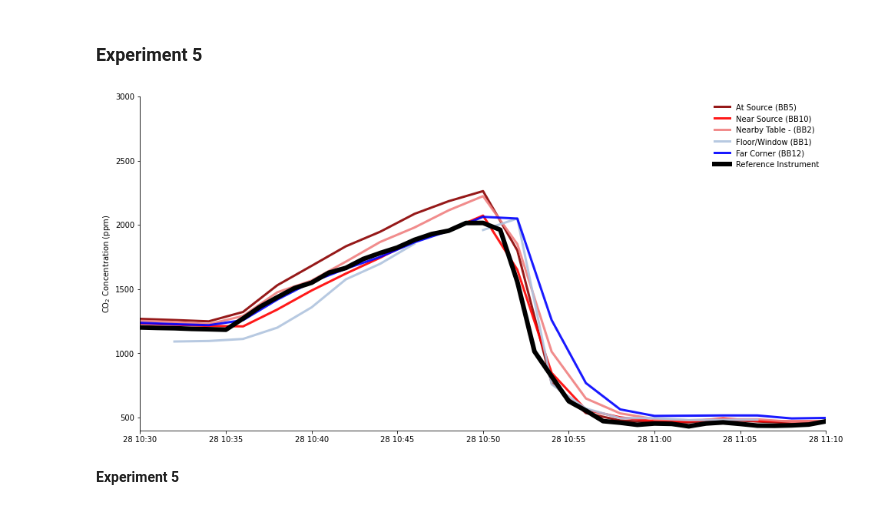
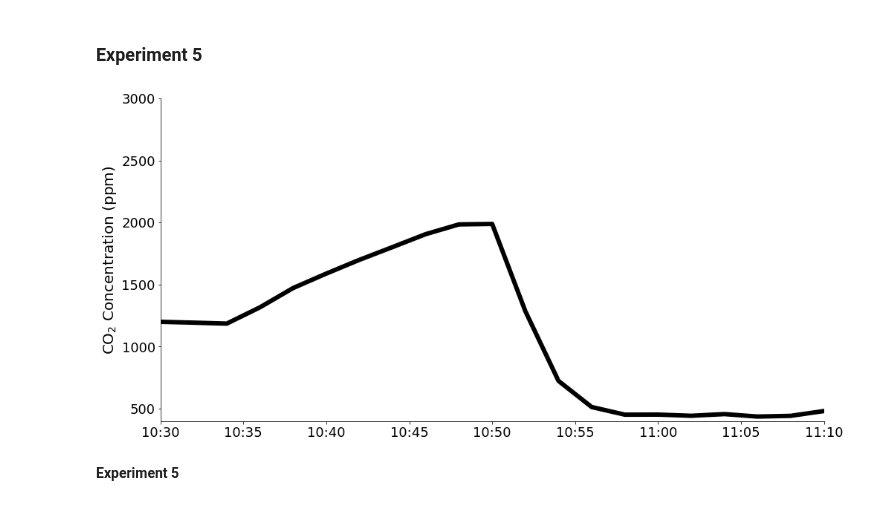
Before and after one commit to intelligent-environments-lab/utx000, a Jupyter notebook: notebooks/5.0.2-hef-beacon-co2_sensitivity.ipynb, the cells around one changed output. Cells and saved outputs as stored; diff of their text form; code cells hidden in the pictures.

```diff
--- a/notebooks/5.0.2-hef-beacon-co2_sensitivity.ipynb
+++ b/notebooks/5.0.2-hef-beacon-co2_sensitivity.ipynb
@@ -87,8 +96,9 @@ for loc in ["top","right"]:
 ax.set_ylim([400,600])
 ax.set_xlim([exp1_start,exp1_end])
 ax.set_ylabel("CO$_2$ Concentration (ppm)")
+ax.xaxis.set_major_formatter(mdates.DateFormatter('%H:%M'))
 
-ax.legend(ncol=2,frameon=False)
+#ax.legend(ncol=2,frameon=False)
 plt.show()
 plt.close()
 # %% [output]
@@ -219,7 +231,7 @@ locs = ["At Source (BB5)","Near Source (BB10)","Nearby Table - (BB2)","Floor/Win
 exp3_df = pd.DataFrame()
 for pair, loc, color in zip([[5,26],[10,36],[2,21],[1,6],[12,38]],locs,["darkred","red","lightcoral","lightsteelblue","blue"]):
     data_by_bb = exp3.data[exp3.data["beacon"].isin(pair)]
-    mean_bb = data_by_bb.groupby("timestamp").mean()
+    mean_bb = data_by_bb.groupby("timestamp").mean().interpolate()
     ax.plot(mean_bb.index,mean_bb["co2"],linewidth=3,color=color, label=loc)
     exp3_df = pd.concat([exp3_df,mean_bb["co2"]],axis=1)
 
@@ -234,6 +246,8 @@ ax.legend(frameon=False)
 for loc in ["top","right"]:
     ax.spines[loc].set_visible(False)
 
+ax.xaxis.set_major_formatter(mdates.DateFormatter('%H:%M'))
+
 plt.show()
 plt.close()
 # %% [output]
@@ -261,23 +275,25 @@ ref4 = ref4.resample("2T").mean()
 fig, ax = plt.subplots(figsize=(16,8))
 locs = ["At Source (BB5)","Near Source (BB10)","Nearby Table - (BB2)","Floor/Window (BB1)","Far Corner (BB12)"]
 exp4_df = pd.DataFrame()
-for pair, loc, color in zip([[5,26],[10,36],[2,21],[1,6],[12,38]],locs,["darkred","red","lightcoral","lightsteelblue","blue"]):
-    data_by_bb = exp4.data[exp4.data["beacon"].isin(pair)]
-    mean_bb = data_by_bb.groupby("timestamp").mean()
-    ax.plot(mean_bb.index,mean_bb["co2"],linewidth=3,color=color,alpha=0.8,label=loc)
-    exp4_df = pd.concat([exp4_df,mean_bb["co2"]],axis=1)
+#for pair, loc, color in zip([[5,26],[10,36],[2,21],[1,6],[12,38]],locs,["darkred","red","lightcoral","lightsteelblue","blue"]):
+#    data_by_bb = exp4.data[exp4.data["beacon"].isin(pair)]
+#    mean_bb = data_by_bb.groupby("timestamp").mean()
+#    ax.plot(mean_bb.index,mean_bb["co2"],linewidth=3,color=color,alpha=0.8,label=loc)
+#    exp4_df = pd.concat([exp4_df,mean_bb["co2"]],axis=1)
 
-exp4_df.columns = locs
+#exp4_df.columns = locs
 
 ax.plot(ref4.index,ref4["co2"],color="black",linewidth=6,label="Reference Instrument")
 ax.set_xlim([exp4.start_datetime,exp4.end_datetime])
 ax.set_ylim([400,3000])
 ax.set_ylabel("CO$_2$ Concentration (ppm)")
-ax.legend(frameon=False)
+#ax.legend(frameon=False)
 
 for loc in ["top","right"]:
     ax.spines[loc].set_visible(False)
 
+ax.xaxis.set_major_formatter(mdates.DateFormatter('%H:%M'))
+
 plt.show()
 plt.close()
 # %% [output]
@@ -305,28 +321,30 @@ ref5 = ref5.resample("2T").mean()
 # %%
 fig, ax = plt.subplots(figsize=(16,8))
 locs = ["At Source (BB5)","Near Source (BB10)","Nearby Table - (BB2)","Floor/Window (BB1)","Far Corner (BB12)"]
 exp5_df = pd.DataFrame()
-for pair, loc, color in zip([[5,26],[10,36],[2,21],[1,6],[12,38]],locs,["darkred","red","lightcoral","lightsteelblue","blue"]):
-    data_by_bb = exp5.data[exp5.data["beacon"].isin(pair)]
-    mean_bb = data_by_bb.groupby("timestamp").mean()
-    ax.plot(mean_bb.index,mean_bb["co2"],linewidth=3,color=color,alpha=0.9,label=loc)
-    exp5_df = pd.concat([exp5_df,mean_bb["co2"]],axis=1)
+#for pair, loc, color in zip([[5,26],[10,36],[2,21],[1,6],[12,38]],locs,["darkred","red","lightcoral","lightsteelblue","blue"]):
+#    data_by_bb = exp5.data[exp5.data["beacon"].isin(pair)]
+#    mean_bb = data_by_bb.groupby("timestamp").mean()
+#    ax.plot(mean_bb.index,mean_bb["co2"],linewidth=3,color=color,alpha=0.9,label=loc)
+#    exp5_df = pd.concat([exp5_df,mean_bb["co2"]],axis=1)
 
-exp5_df.columns = locs
+#exp5_df.columns = locs
 
 ax.plot(ref5.index,ref5["co2"],color="black",linewidth=6,label="Reference Instrument")
 ax.set_xlim([exp5.start_datetime,exp5.end_datetime])
 ax.set_ylim([400,3000])
 ax.set_ylabel("CO$_2$ Concentration (ppm)")
-ax.legend(frameon=False)
+#ax.legend(frameon=False)
 
 for loc in ["top","right"]:
     ax.spines[loc].set_visible(False)
 
+ax.xaxis.set_major_formatter(mdates.DateFormatter('%H:%M'))
+
 plt.show()
 plt.close()
 # %% [output]
-[figure, old version]
+[figure, new version]
 # %% [markdown]
 **Experiment 5**
 # %%
```
Also changed, not shown: parts of 6 cells of this notebook, 5 other files.
